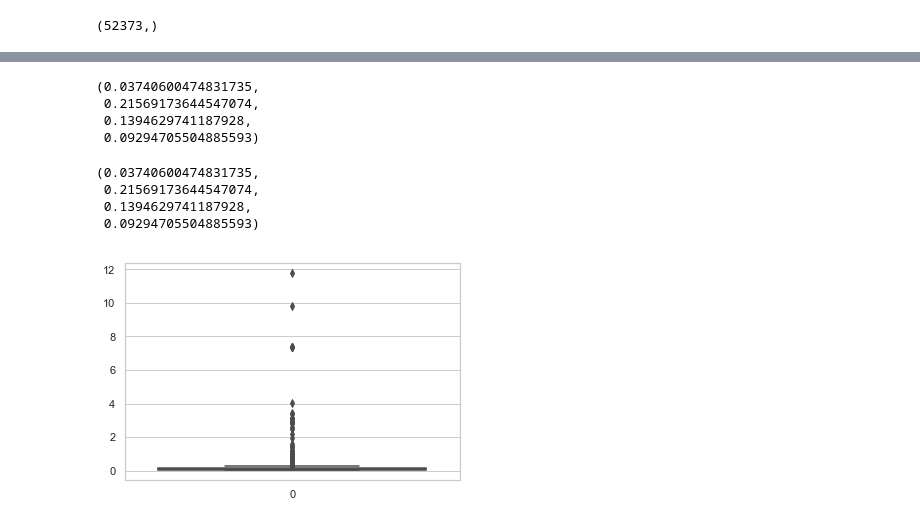
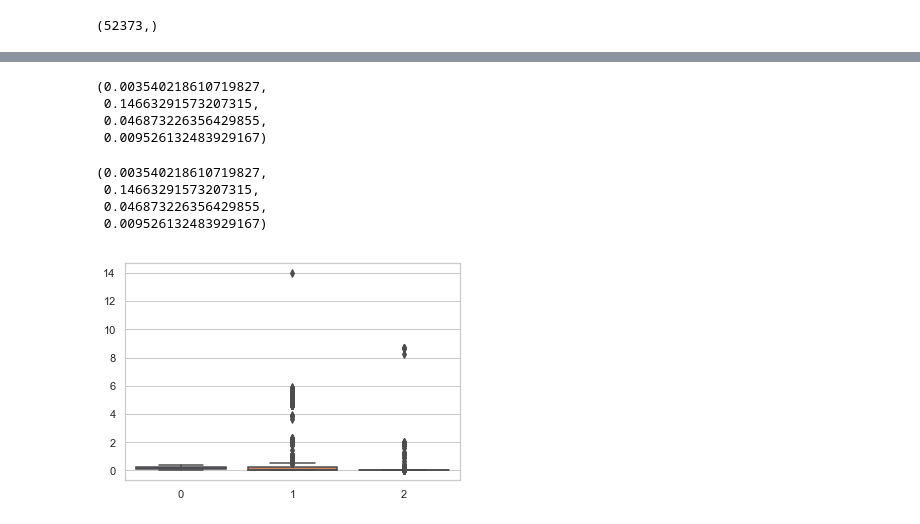
Before and after one commit to ferraresso/aid_bigdata, a Jupyter notebook: autoencoder.ipynb, the cells around one changed output, grey strips where cells are left out. Saved outputs shown, nothing was run; the diff lists cells and outputs as text; code cells hidden in the pictures.

```diff
--- a/autoencoder.ipynb
+++ b/autoencoder.ipynb
@@ -48,8 +50,7 @@ print(test_x.shape)
 (3264, 48)
 # %%
 model = Sequential()
-model.add(l.Input(input_shape=(train_x.shape[1],)))
-model.add(l.Dense(40, name='hidden_in', activation='relu'))
+model.add(l.Dense(40, input_shape=(train_x.shape[1],), name='hidden_in', activation='relu'))
 # model.add(l.Dropout(0.1))
 # model.add(l.Dense(80, activation='relu'))
 # model.add(l.Dropout(0.1))
@@ -57,7 +58,7 @@ model.add(l.Dense(30, name='bottleneck', activation='linear'))
 model.add(l.Dense(40, name='hidden_out', activation='relu'))
 # model.add(l.Dense(100, activation='relu'))
 model.add(l.Dense(train_x.shape[1], name='output', activation='linear'))
-model.compile(optimizer='sgd', loss='mse')
+model.compile(optimizer='adam', loss='mse')
 
 model.summary()
 # %% [output]
@@ -89,7 +104,7 @@ from keras.callbacks import EarlyStopping, ReduceLROnPlateau
 reduce =  ReduceLROnPlateau(patience=5, factor=0.2, verbose=1)
 
 history = model.fit(train_x, train_x,
-                    batch_size=512, epochs=600,
+                    batch_size=512, epochs=200,
                     validation_data=(test_x,test_x),
                     callbacks=[reduce])
 # %% [output]
@@ -185,17 +197,17 @@ np.median(test_error),
 np.median(infected_error),
 np.median(after_error))
 # %% [output]
-(0.03740600474831735,
- 0.21569173644547074,
- 0.1394629741187928,
- 0.09294705504885593)
+(0.003540218610719827,
+ 0.14663291573207315,
+ 0.046873226356429855,
+ 0.009526132483929167)
 # %%
 (np.median(train_error),
 np.median(test_error),
 np.median(infected_error),
 np.median(after_error))
 # %% [output]
-(0.03740600474831735,
- 0.21569173644547074,
- 0.1394629741187928,
- 0.09294705504885593)
+(0.003540218610719827,
+ 0.14663291573207315,
+ 0.046873226356429855,
+ 0.009526132483929167)
@@ -204,8 +214,8 @@ pd.DataFrame
 # %%
 import seaborn as sns
 sns.set(style="whitegrid")
 all_arr = [test_error, infected_error, after_error]
-# ax = sns.boxplot(data=all_arr)
-ax = sns.boxplot(data=after_error)
+ax = sns.boxplot(data=all_arr)
+# ax = sns.boxplot(data=after_error)
 # %% [output]
-[figure, old version]
+[figure, new version]
```
Also changed, not shown: parts of 8 cells of this notebook, 1 other file.
